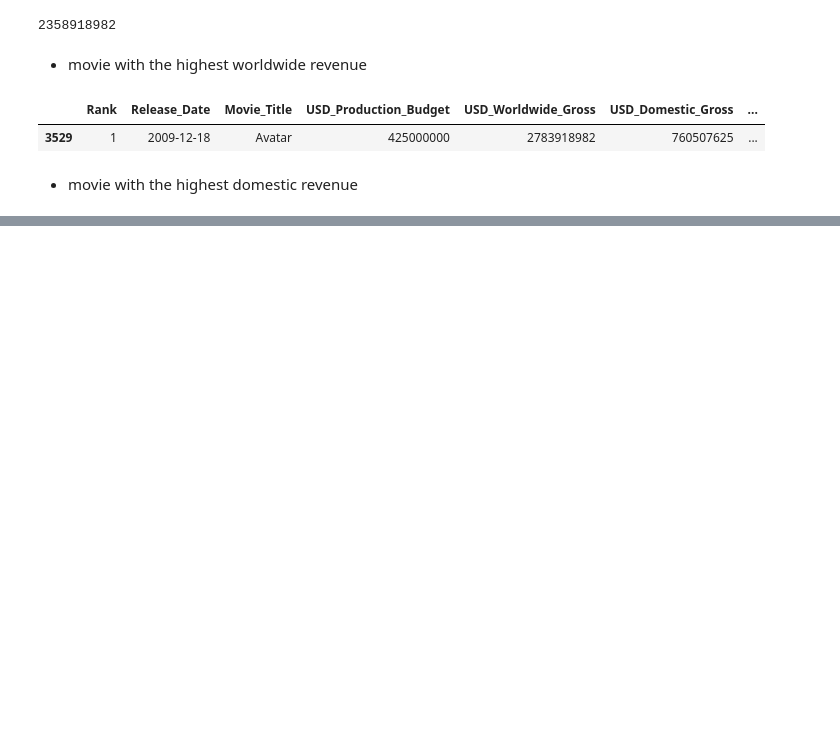
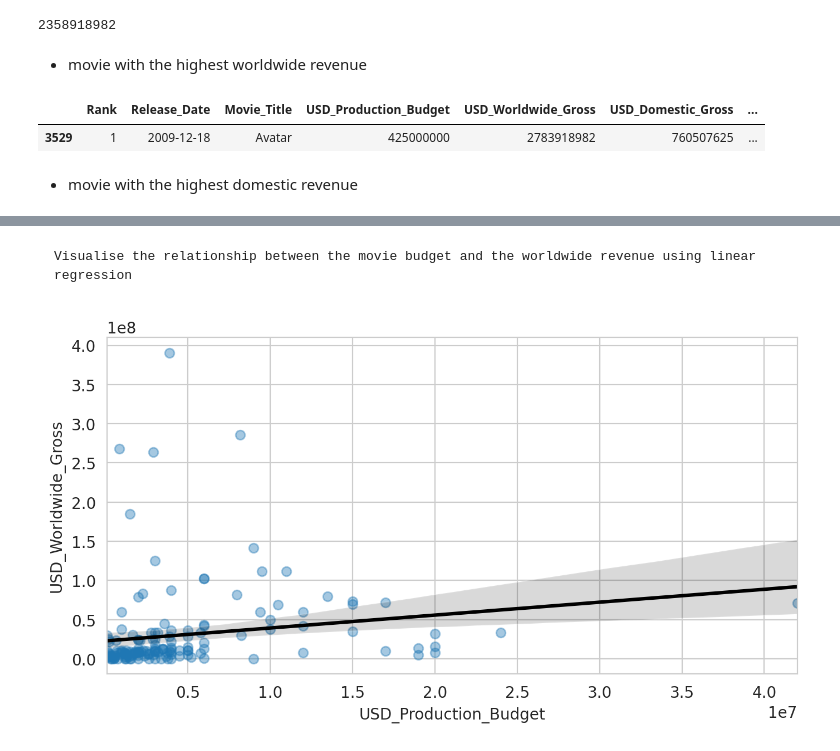
Before and after one commit to PIETRO-ing/Movie-Revenue-Estimation, a Jupyter notebook: Revenue-Estimation.ipynb, the cells around one changed output, grey strips where cells are left out. Drawn from its saved outputs; the diff is of its cells as text; code cells hidden in the pictures; blank space fills up the shorter version.

Commit message:
sns regplot()

```diff
--- a/Revenue-Estimation.ipynb
+++ b/Revenue-Estimation.ipynb
@@ -688,3 +688,15 @@ new_films[(new_films.USD_Domestic_Gross - new_films.USD_Production_Budget) == (n
 # %% [output]
 |  | Rank | Release_Date | Movie_Title | USD_Production_Budget | USD_Worldwide_Gross | USD_Domestic_Gross | ... |
 | 5079 | 2 | 2015-12-18 | Star Wars Ep. VII: The Force Awakens | 306000000 | 2058662225 | 936662225 | ... |
+# %% [markdown]
+    Visualise the relationship between the movie budget and the worldwide revenue using linear regression
+# %%
+plt.figure(figsize=(8,4), dpi=200)
+with sns.axes_style('whitegrid'):
+    sns.regplot(data=old_films,
+            x='USD_Production_Budget',
+            y='USD_Worldwide_Gross',
+            scatter_kws = {'alpha':0.4},
+            line_kws = {'color':'black'})
+# %% [output]
+[figure, added]
```
Also changed, not shown: parts of 5 cells of this notebook.
